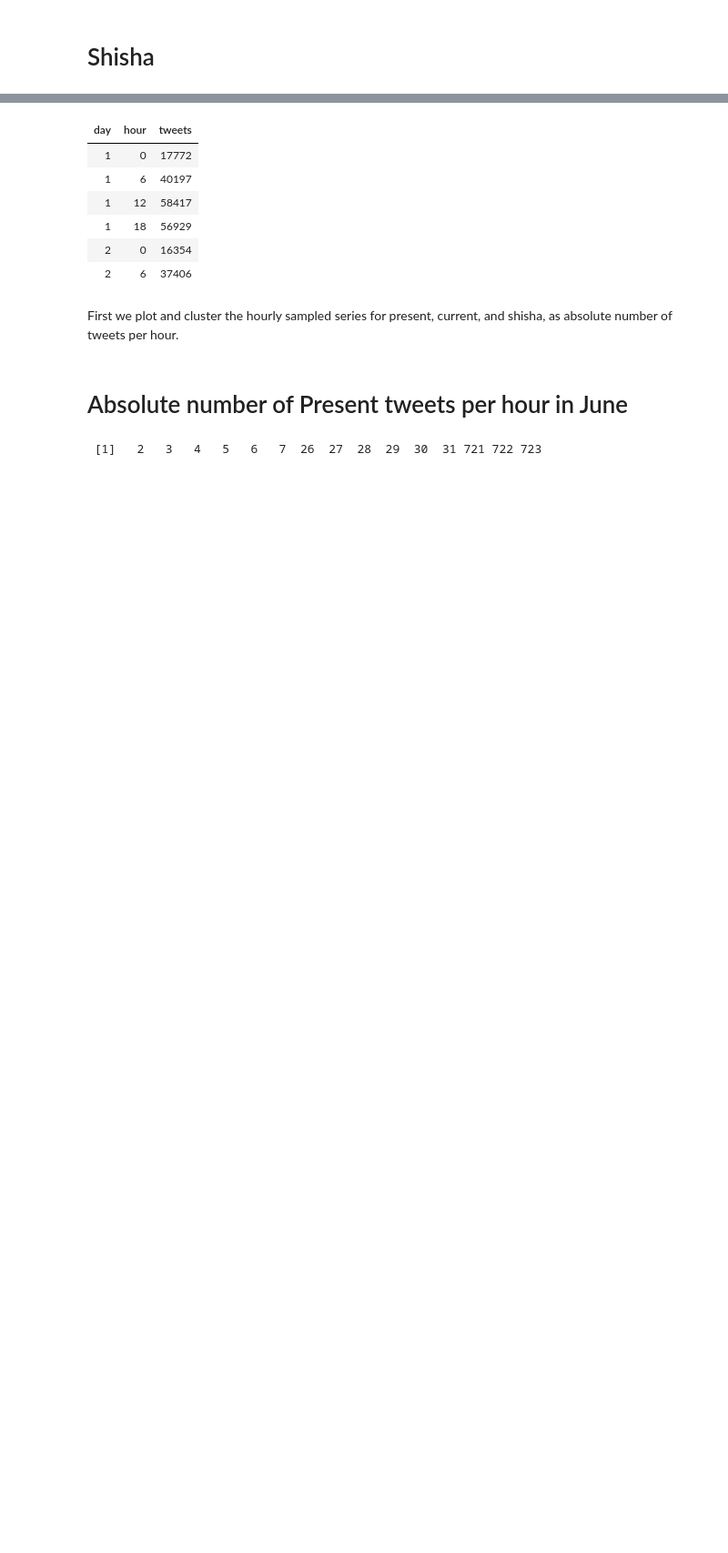
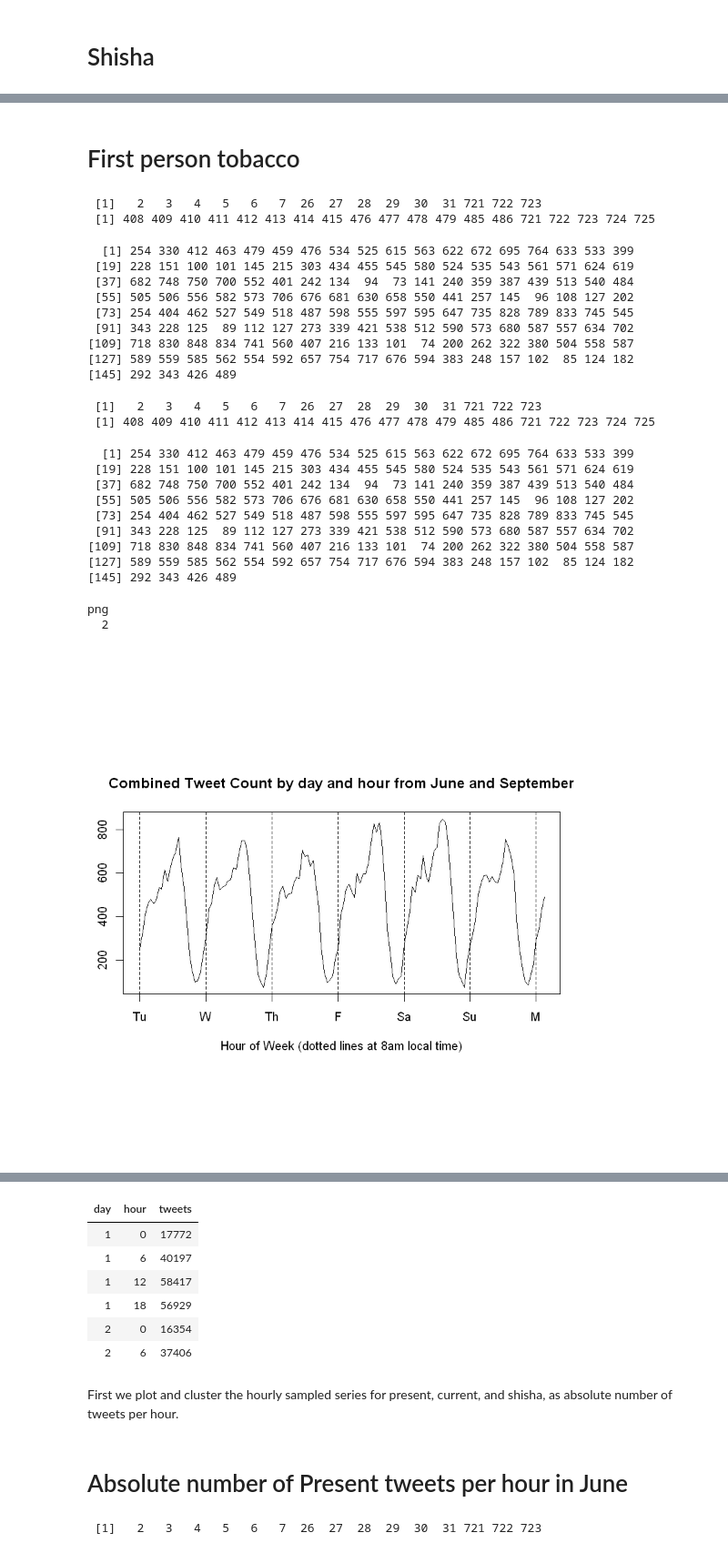
Before and after one commit to tj2huang/nyu-research, a Jupyter notebook: notebooks/tobacco-plot.ipynb, the cells around one changed output, grey strips where cells are left out. Shown at 91% size. Cells and saved outputs as stored; diff of their text form; code cells hidden in the pictures; blank space fills up the shorter version.

```diff
--- a/notebooks/tobacco-plot.ipynb
+++ b/notebooks/tobacco-plot.ipynb
@@ -76,0 +100,35 @@ total_by_day('c:/users/tom/documents/nyu-test/tob-run/june/summary/summary/shish
+# %% [markdown]
+# First person tobacco
+# %%
+total_by_day('c:/users/tom/documents/nyu-test/tob-run/june/summary/summary/fp.csv',
+            'c:/users/tom/documents/nyu-test/tob-run/sept/summary/summary/fp.csv')
+pdf('c:/users/tom/documents/nyu-test/tob-plots/fp-sum.pdf',width=6,height=4,paper='special')
+total_by_day('c:/users/tom/documents/nyu-test/tob-run/june/summary/summary/fp.csv',
+            'c:/users/tom/documents/nyu-test/tob-run/sept/summary/summary/fp.csv', name='FP')
+dev.off()
+# %% [output]
+ [1]   2   3   4   5   6   7  26  27  28  29  30  31 721 722 723
+ [1] 408 409 410 411 412 413 414 415 476 477 478 479 485 486 721 722 723 724 725
+  [1] 254 330 412 463 479 459 476 534 525 615 563 622 672 695 764 633 533 399
+ [19] 228 151 100 101 145 215 303 434 455 545 580 524 535 543 561 571 624 619
+ [37] 682 748 750 700 552 401 242 134  94  73 141 240 359 387 439 513 540 484
+ [55] 505 506 556 582 573 706 676 681 630 658 550 441 257 145  96 108 127 202
+ [73] 254 404 462 527 549 518 487 598 555 597 595 647 735 828 789 833 745 545
+ [91] 343 228 125  89 112 127 273 339 421 538 512 590 573 680 587 557 634 702
+[109] 718 830 848 834 741 560 407 216 133 101  74 200 262 322 380 504 558 587
+[127] 589 559 585 562 554 592 657 754 717 676 594 383 248 157 102  85 124 182
+[145] 292 343 426 489
+ [1]   2   3   4   5   6   7  26  27  28  29  30  31 721 722 723
+ [1] 408 409 410 411 412 413 414 415 476 477 478 479 485 486 721 722 723 724 725
+  [1] 254 330 412 463 479 459 476 534 525 615 563 622 672 695 764 633 533 399
+ [19] 228 151 100 101 145 215 303 434 455 545 580 524 535 543 561 571 624 619
+ [37] 682 748 750 700 552 401 242 134  94  73 141 240 359 387 439 513 540 484
+ [55] 505 506 556 582 573 706 676 681 630 658 550 441 257 145  96 108 127 202
+ [73] 254 404 462 527 549 518 487 598 555 597 595 647 735 828 789 833 745 545
+ [91] 343 228 125  89 112 127 273 339 421 538 512 590 573 680 587 557 634 702
+[109] 718 830 848 834 741 560 407 216 133 101  74 200 262 322 380 504 558 587
+[127] 589 559 585 562 554 592 657 754 717 676 594 383 248 157 102  85 124 182
+[145] 292 343 426 489
+png
+  2
+[figure, added]
```
Also changed, not shown: parts of 4 cells of this notebook.
